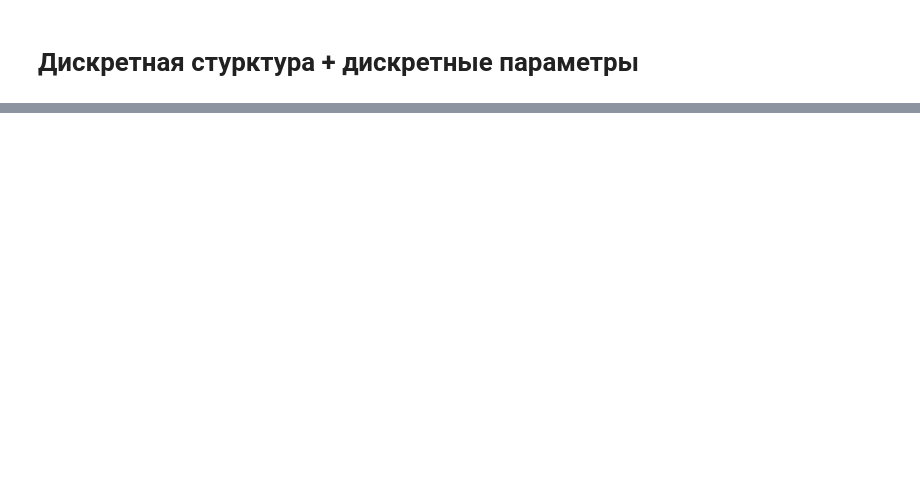
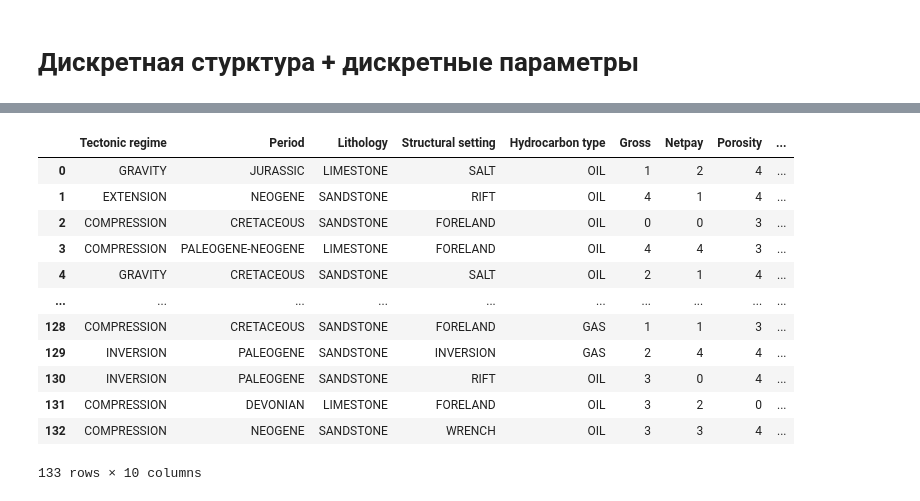
Before and after one commit to Anaxagor/Mixed-Learning-of-Bayesian-Networks, a Jupyter notebook: experiments/ysc_exp.ipynb, the cells around one changed output, grey strips where cells are left out. Cells and saved outputs as stored; diff of their text form; code cells hidden in the pictures; blank space fills up the shorter version.

```diff
--- a/experiments/ysc_exp.ipynb
+++ b/experiments/ysc_exp.ipynb
@@ -178,0 +198,18 @@ geo_bn = HyBayesianNetwork(skel, params)
+# %%
+for c in columns_for_disc:
+    test_discrete[c] = test_discrete[c].apply(lambda x: int(x))
+test_discrete
+# %% [output]
+|  | Tectonic regime | Period | Lithology | Structural setting | Hydrocarbon type | Gross | Netpay | Porosity | ... |
+| 0 | GRAVITY | JURASSIC | LIMESTONE | SALT | OIL | 1 | 2 | 4 | ... |
+| 1 | EXTENSION | NEOGENE | SANDSTONE | RIFT | OIL | 4 | 1 | 4 | ... |
+| 2 | COMPRESSION | CRETACEOUS | SANDSTONE | FORELAND | OIL | 0 | 0 | 3 | ... |
+| 3 | COMPRESSION | PALEOGENE-NEOGENE | LIMESTONE | FORELAND | OIL | 4 | 4 | 3 | ... |
+| 4 | GRAVITY | CRETACEOUS | SANDSTONE | SALT | OIL | 2 | 1 | 4 | ... |
+| ... | ... | ... | ... | ... | ... | ... | ... | ... | ... |
+| 128 | COMPRESSION | CRETACEOUS | SANDSTONE | FORELAND | GAS | 1 | 1 | 3 | ... |
+| 129 | INVERSION | PALEOGENE | SANDSTONE | INVERSION | GAS | 2 | 4 | 4 | ... |
+| 130 | INVERSION | PALEOGENE | SANDSTONE | RIFT | OIL | 3 | 0 | 4 | ... |
+| 131 | COMPRESSION | DEVONIAN | LIMESTONE | FORELAND | OIL | 3 | 2 | 0 | ... |
+| 132 | COMPRESSION | NEOGENE | SANDSTONE | WRENCH | OIL | 3 | 3 | 4 | ... |
+133 rows × 10 columns
```
Also changed, not shown: parts of 18 cells of this notebook.
